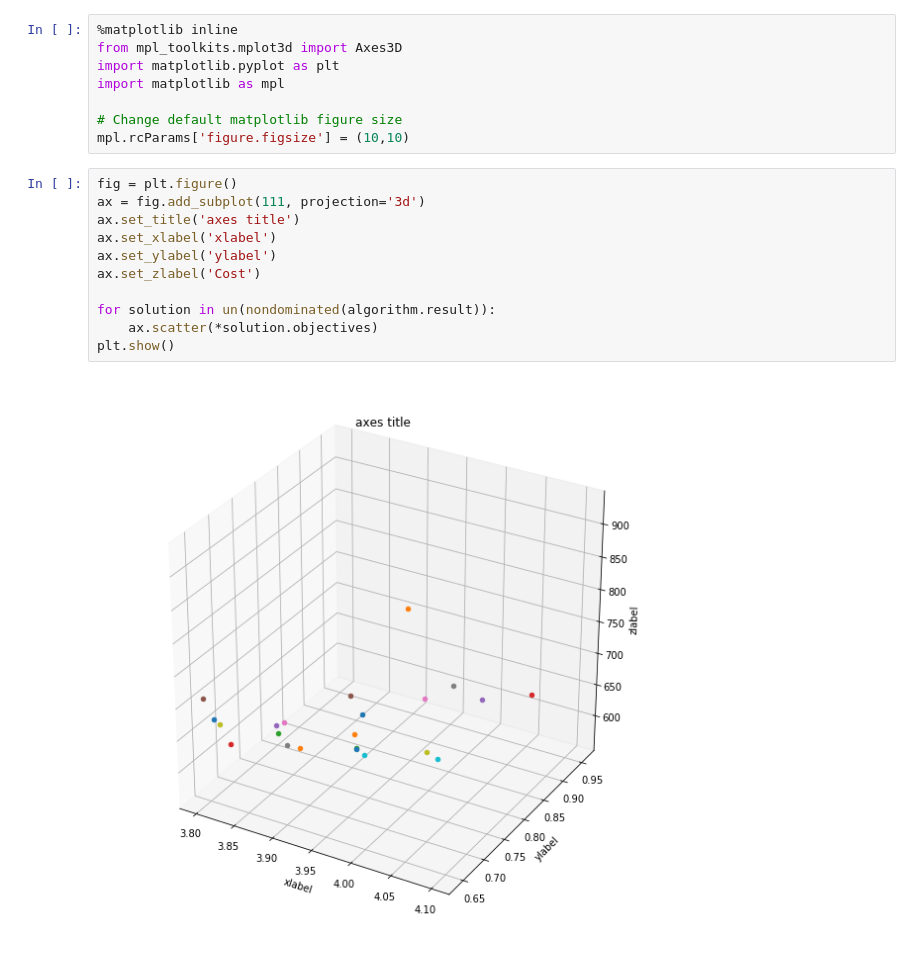
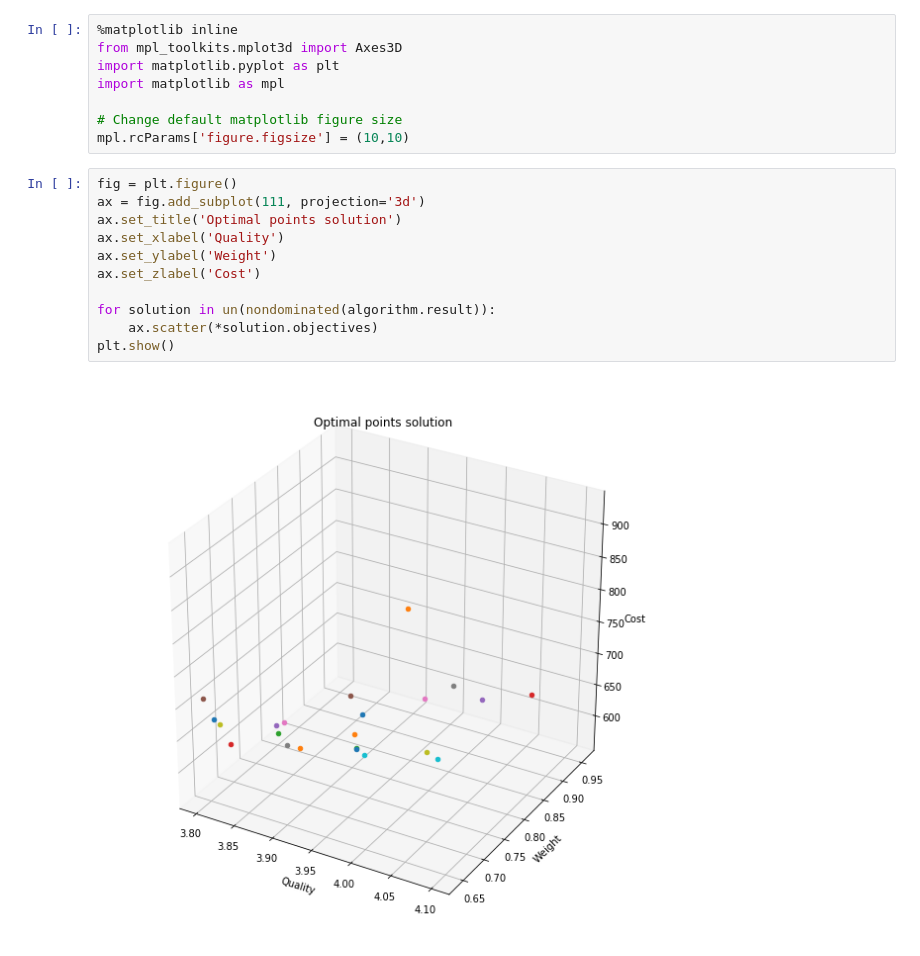
Before and after one commit to PelayoChoya/computer_components_moo, a Jupyter notebook: computercomponentsMOO.ipynb, the cells around one changed output. Cells and saved outputs as stored; diff of their text form.

Commit message:
Included figure title

```diff
--- a/computercomponentsMOO.ipynb
+++ b/computercomponentsMOO.ipynb
@@ -194,13 +194,13 @@ mpl.rcParams['figure.figsize'] = (10,10)
 # %%
 fig = plt.figure()
 ax = fig.add_subplot(111, projection='3d')
-ax.set_title('axes title')
-ax.set_xlabel('xlabel')
-ax.set_ylabel('ylabel')
+ax.set_title('Optimal points solution')
+ax.set_xlabel('Quality')
+ax.set_ylabel('Weight')
 ax.set_zlabel('Cost')
 
 for solution in un(nondominated(algorithm.result)):
     ax.scatter(*solution.objectives)
 plt.show()
 # %% [output]
-[figure, old version]
+[figure, new version]
```
